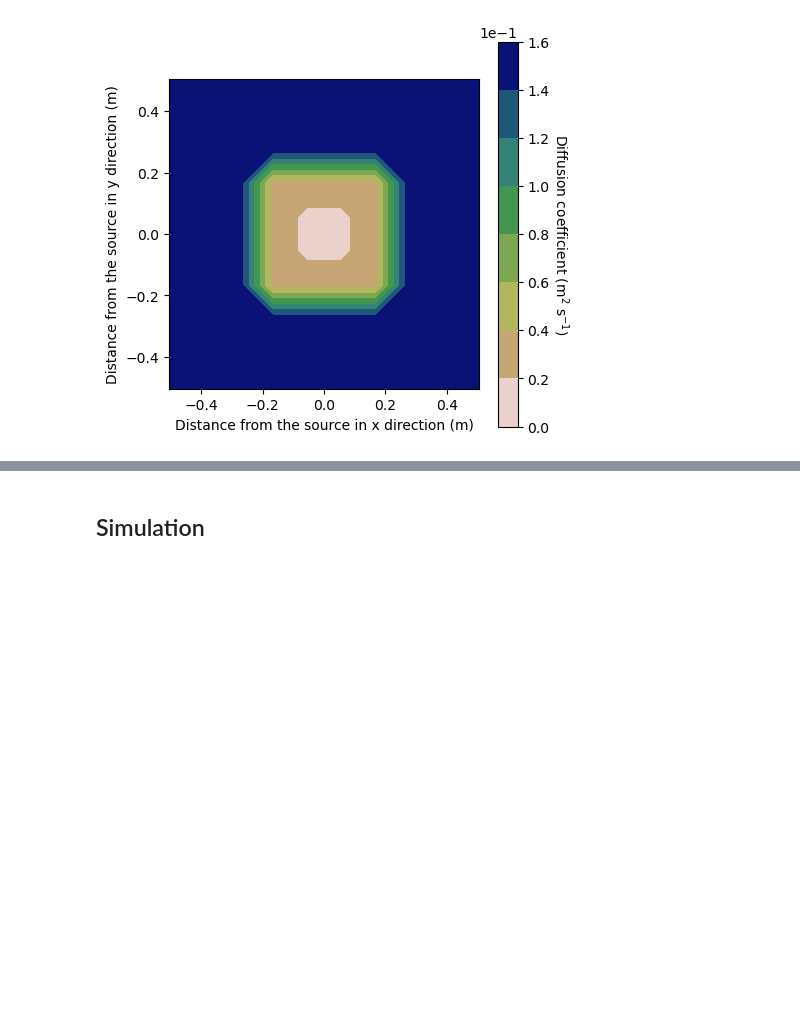
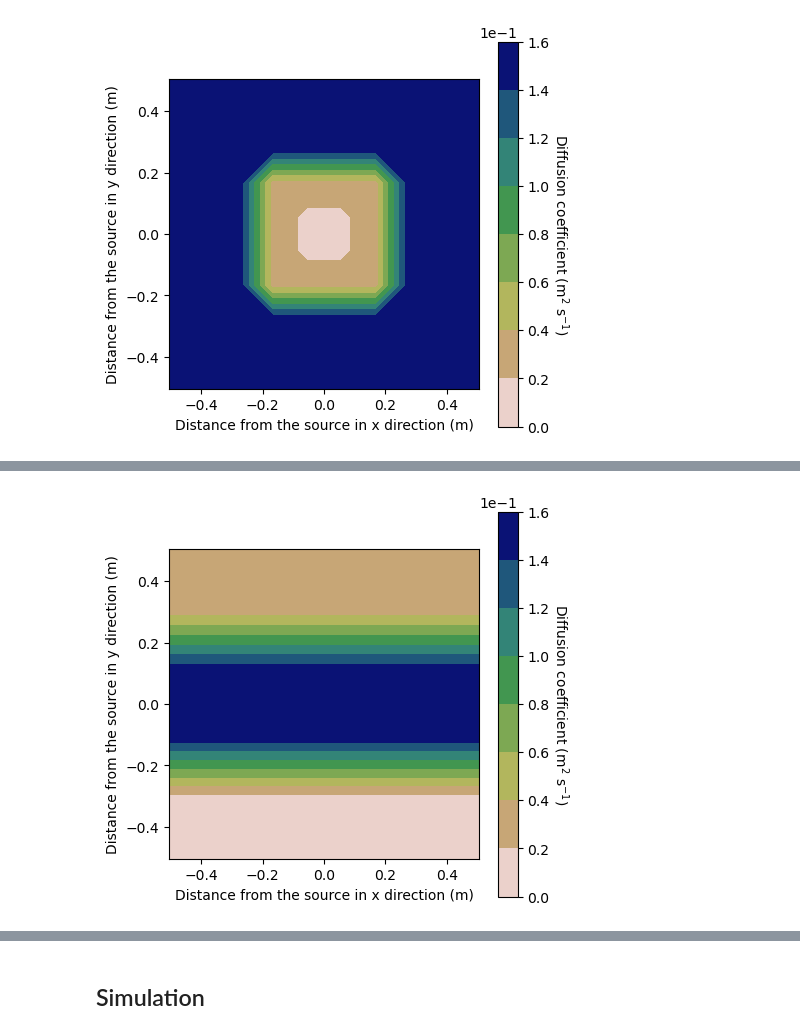
Before and after one commit to fongkenrui/A409_SeleniumDispersion, a Jupyter notebook: soil_geometry.ipynb, the cells around one changed output, grey strips where cells are left out. Saved outputs shown, nothing was run; the diff lists cells and outputs as text; code cells hidden in the pictures; blank space fills up the shorter version.

```diff
--- a/soil_geometry.ipynb
+++ b/soil_geometry.ipynb
@@ -91,0 +105,5 @@ fig_s.savefig(f'./plots/soil_matrix_{square_layers.__name__}.png')
+# %%
+fig_s, ax_s = plot_soil_geometry(conc, square_horizontal_3layers, [D_low,D_high, D_midium], D_background)
+fig_s.savefig(f'./plots/soil_matrix_{square_layers.__name__}.png')
+# %% [output]
+[figure, added]
```
Also changed, not shown: parts of 21 cells of this notebook, 4 other files.
